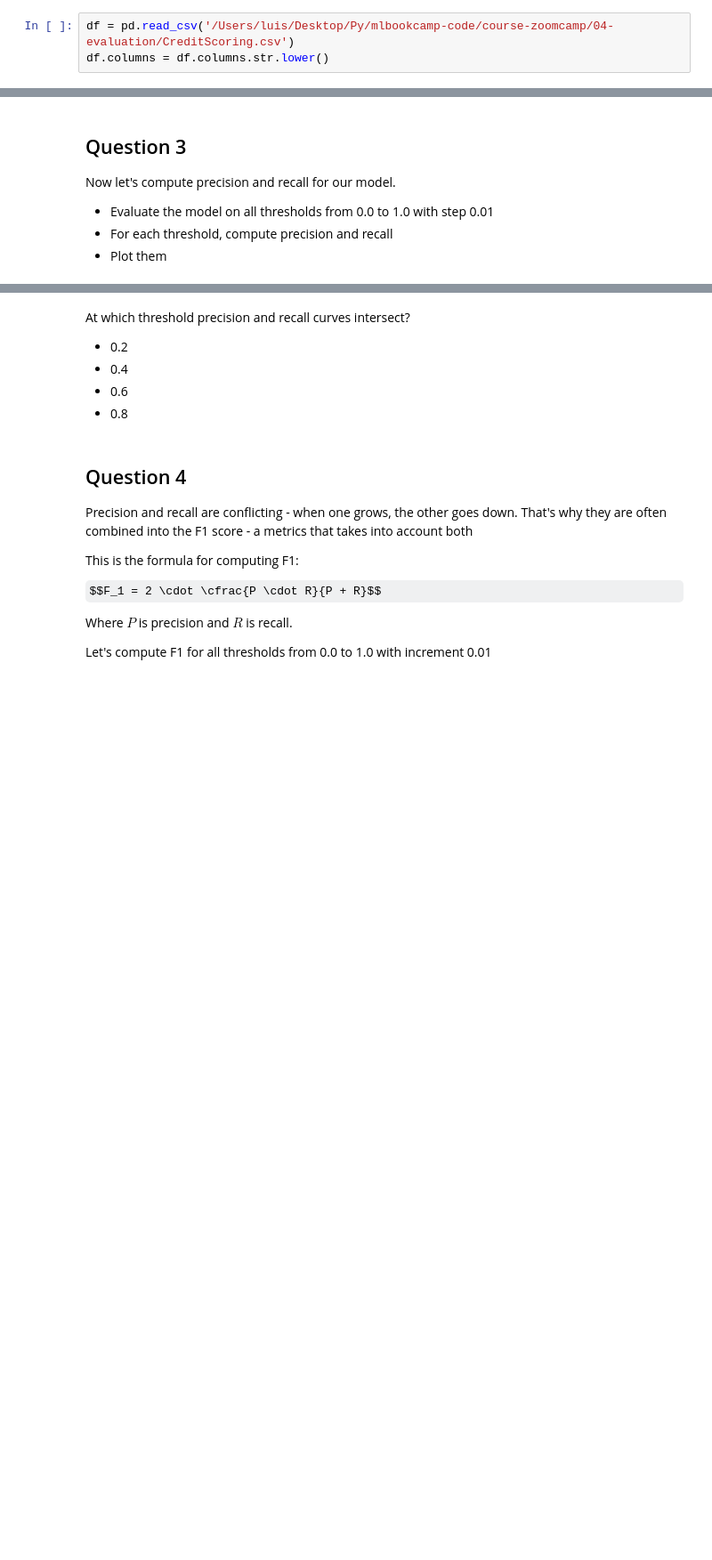
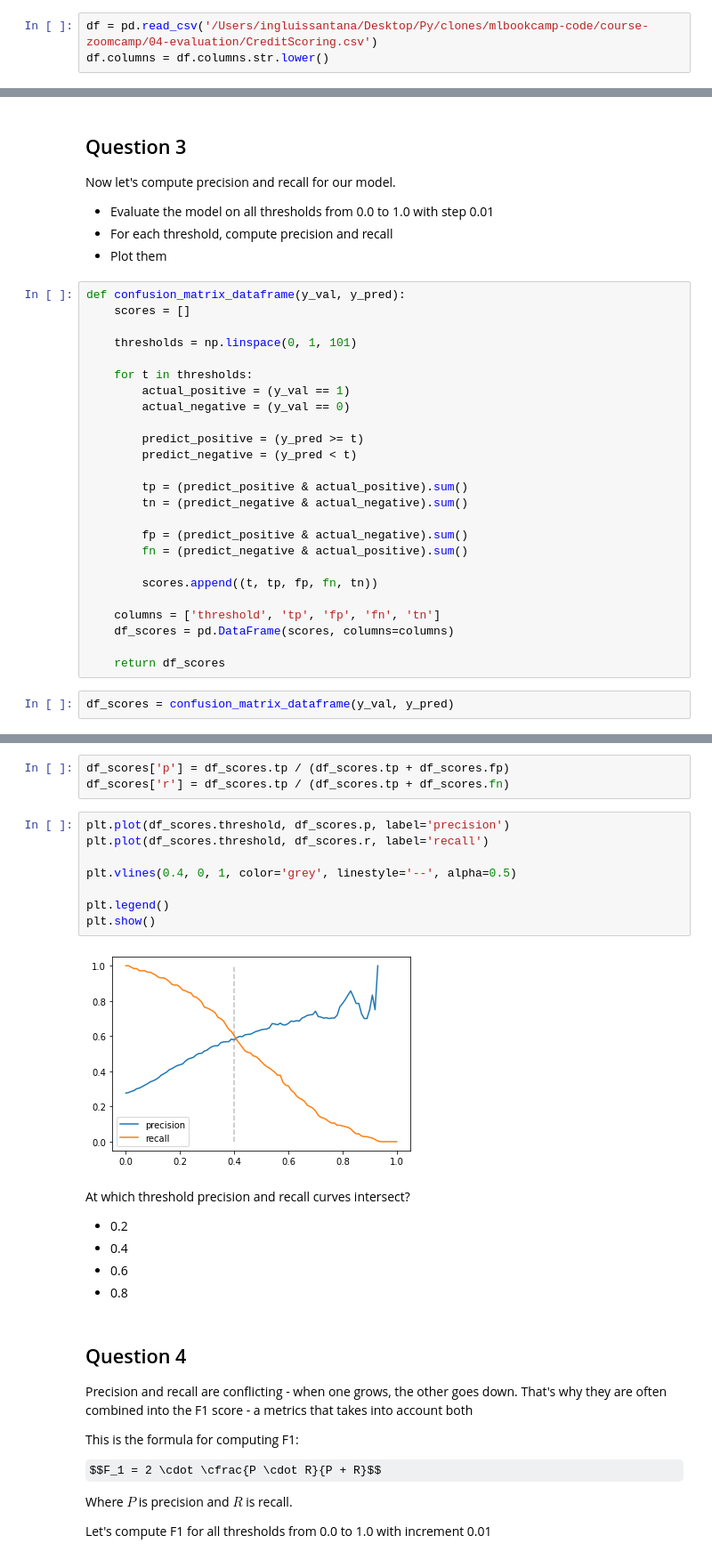
Before and after one commit to ingluissantana/mlbookcamp-code, a Jupyter notebook: course-zoomcamp/04-evaluation/homework-4-starter.ipynb, the cells around one changed output, grey strips where cells are left out. Shown: that part at 89% size. Saved outputs shown, nothing was run; the diff lists cells and outputs as text; some formulas as TeX source; blank space fills up the shorter version.

```diff
--- a/course-zoomcamp/04-evaluation/homework-4-starter.ipynb
+++ b/course-zoomcamp/04-evaluation/homework-4-starter.ipynb
@@ -33,7 +22,7 @@ CreditScoring.csv   100%[===================>] 178,21K  --.-KB/s    in 0,07s
 
 We'll talk about this dataset in more details in week 6. But for now, use the following code to get started
 # %%
-df = pd.read_csv('/Users/luis/Desktop/Py/mlbookcamp-code/course-zoomcamp/04-evaluation/CreditScoring.csv')
+df = pd.read_csv('/Users/ingluissantana/Desktop/Py/clones/mlbookcamp-code/course-zoomcamp/04-evaluation/CreditScoring.csv')
 df.columns = df.columns.str.lower()
 # %% [markdown]
 Some of the features are encoded as numbers. Use the following code to de-code them:
@@ -217,3 +247,30 @@ Now let's compute precision and recall for our model.
 * Evaluate the model on all thresholds from 0.0 to 1.0 with step 0.01
 * For each threshold, compute precision and recall
 * Plot them
+# %%
+def confusion_matrix_dataframe(y_val, y_pred):
+    scores = []
+
+    thresholds = np.linspace(0, 1, 101)
+
+    for t in thresholds:
+        actual_positive = (y_val == 1)
+        actual_negative = (y_val == 0)
+
+        predict_positive = (y_pred >= t)
+        predict_negative = (y_pred < t)
+
+        tp = (predict_positive & actual_positive).sum()
+        tn = (predict_negative & actual_negative).sum()
+
+        fp = (predict_positive & actual_negative).sum()
+        fn = (predict_negative & actual_positive).sum()
+
+        scores.append((t, tp, fp, fn, tn))
+
+    columns = ['threshold', 'tp', 'fp', 'fn', 'tn']
+    df_scores = pd.DataFrame(scores, columns=columns)
+
+    return df_scores
+# %%
+df_scores = confusion_matrix_dataframe(y_val, y_pred)
@@ -220,3 +292,16 @@ Now let's compute precision and recall for our model.
+# %%
+df_scores['p'] = df_scores.tp / (df_scores.tp + df_scores.fp)
+df_scores['r'] = df_scores.tp / (df_scores.tp + df_scores.fn)
+# %%
+plt.plot(df_scores.threshold, df_scores.p, label='precision')
+plt.plot(df_scores.threshold, df_scores.r, label='recall')
+
+plt.vlines(0.4, 0, 1, color='grey', linestyle='--', alpha=0.5)
+
+plt.legend()
+plt.show()
+# %% [output]
+[figure, added]
 # %% [markdown]
 At which threshold precision and recall curves intersect?
 
```
Also changed, not shown: parts of 15 cells of this notebook, 3 other files.
